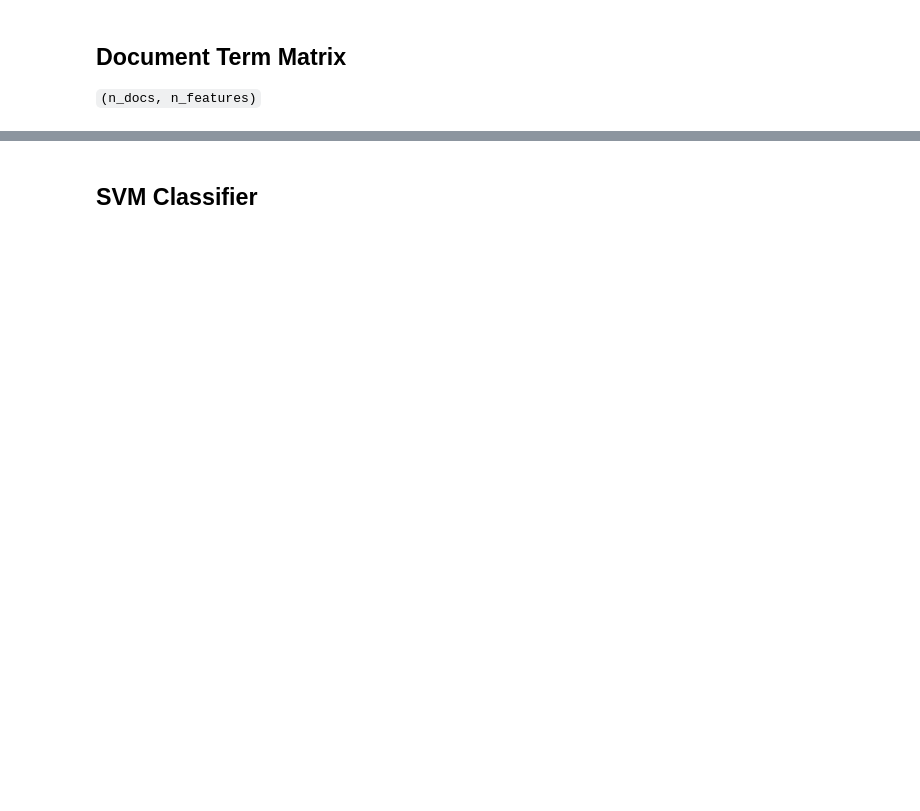
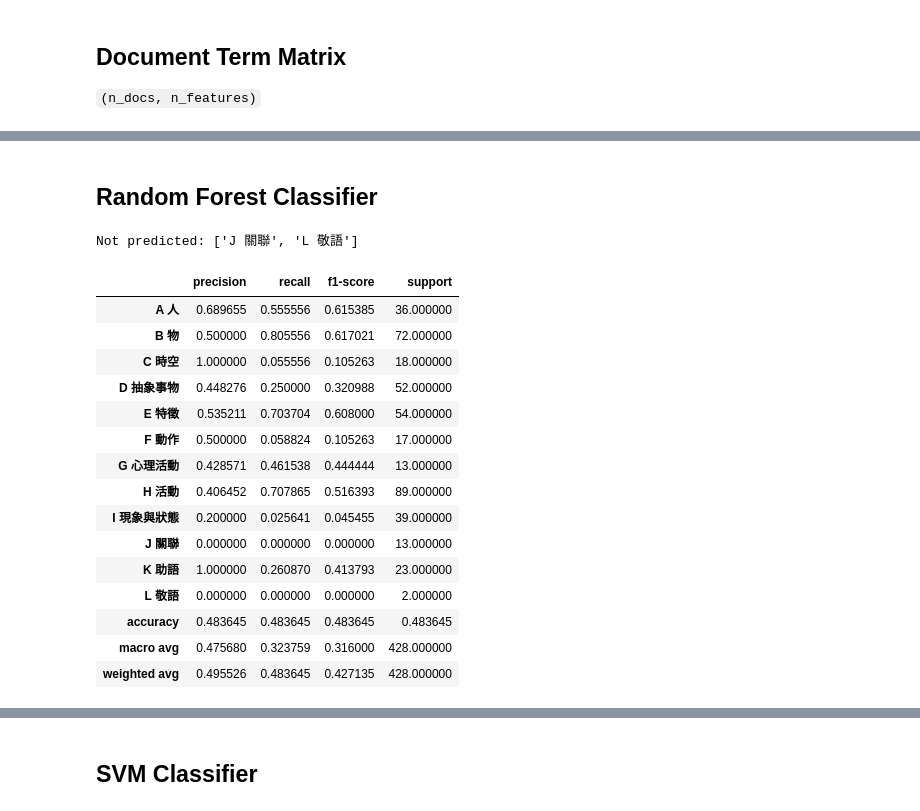
Before and after one commit to liao961120/cilin, a Jupyter notebook: etc/classification.ipynb, the cells around one changed output, grey strips where cells are left out. Drawn from its saved outputs; the diff is of its cells as text; code cells hidden in the pictures; blank space fills up the shorter version.

```diff
--- a/etc/classification.ipynb
+++ b/etc/classification.ipynb
@@ -112,0 +126,39 @@ Counter({'Hi': 214, 'Hj': 210, 'Ed': 173, 'Ee': 131, 'Fa': 122, 'Bp': 110, 'Eb':
+# %% [markdown]
+## Random Forest Classifier
+# %%
+from sklearn.datasets import make_classification
+from sklearn.ensemble import RandomForestClassifier
+
+
+DTM = DocumentTermMatrix(Tagger, Cilin=C, level=3)
+df_feat = DTM.pd
+df_tgt = DTM.df_tgt
+X_train, X_test, y_train, y_test = train_test_split(
+    df_feat, df_tgt, tgt_col="lev1", test_size = 0.3, random_state = 20
+)
+
+# define the model
+model = RandomForestClassifier(n_estimators=100, criterion='entropy', random_state=10)
+# fit the model
+model.fit(X_train, y_train)
+predictions = model.predict(X_test)
+print("Not predicted:", sorted(set(y_train) - set(predictions)))
+classification_report(y_test, predictions)
+# %% [output]
+Not predicted: ['J 關聯', 'L 敬語']
+|  | precision | recall | f1-score | support |
+| A 人 | 0.689655 | 0.555556 | 0.615385 | 36.000000 |
+| B 物 | 0.500000 | 0.805556 | 0.617021 | 72.000000 |
+| C 時空 | 1.000000 | 0.055556 | 0.105263 | 18.000000 |
+| D 抽象事物 | 0.448276 | 0.250000 | 0.320988 | 52.000000 |
+| E 特徵 | 0.535211 | 0.703704 | 0.608000 | 54.000000 |
+| F 動作 | 0.500000 | 0.058824 | 0.105263 | 17.000000 |
+| G 心理活動 | 0.428571 | 0.461538 | 0.444444 | 13.000000 |
+| H 活動 | 0.406452 | 0.707865 | 0.516393 | 89.000000 |
+| I 現象與狀態 | 0.200000 | 0.025641 | 0.045455 | 39.000000 |
+| J 關聯 | 0.000000 | 0.000000 | 0.000000 | 13.000000 |
+| K 助語 | 1.000000 | 0.260870 | 0.413793 | 23.000000 |
+| L 敬語 | 0.000000 | 0.000000 | 0.000000 | 2.000000 |
+| accuracy | 0.483645 | 0.483645 | 0.483645 | 0.483645 |
+| macro avg | 0.475680 | 0.323759 | 0.316000 | 428.000000 |
+| weighted avg | 0.495526 | 0.483645 | 0.427135 | 428.000000 |
```
Also changed, not shown: parts of 13 cells of this notebook, 1 other file.
